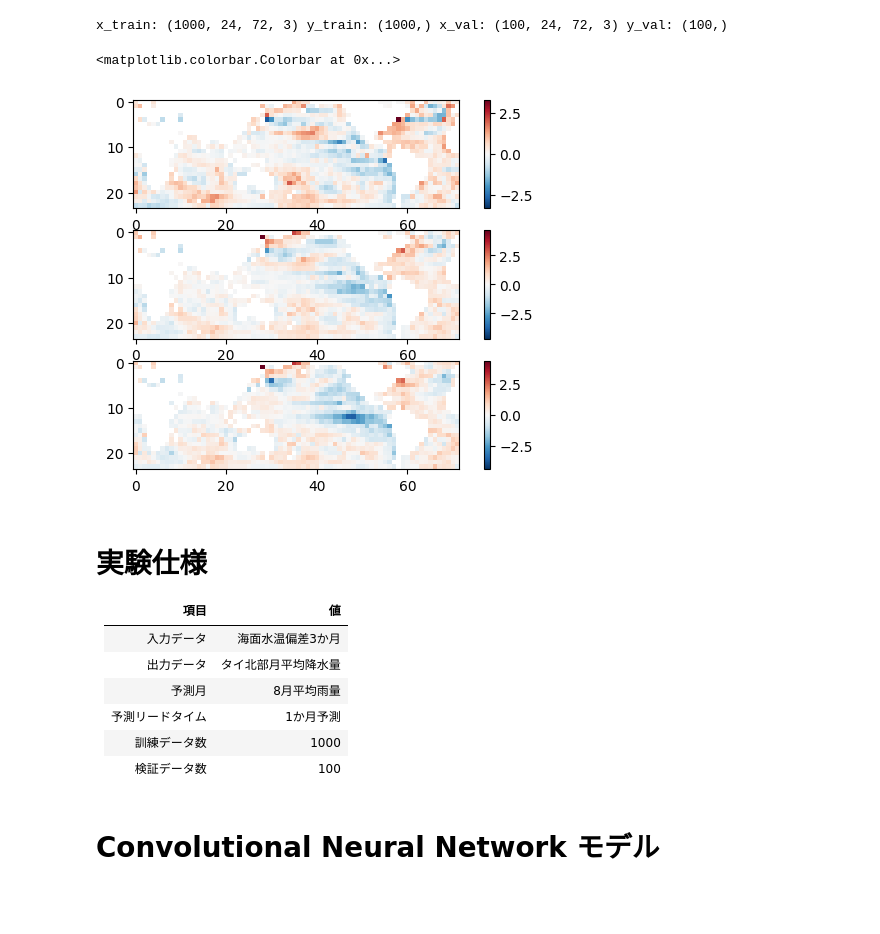
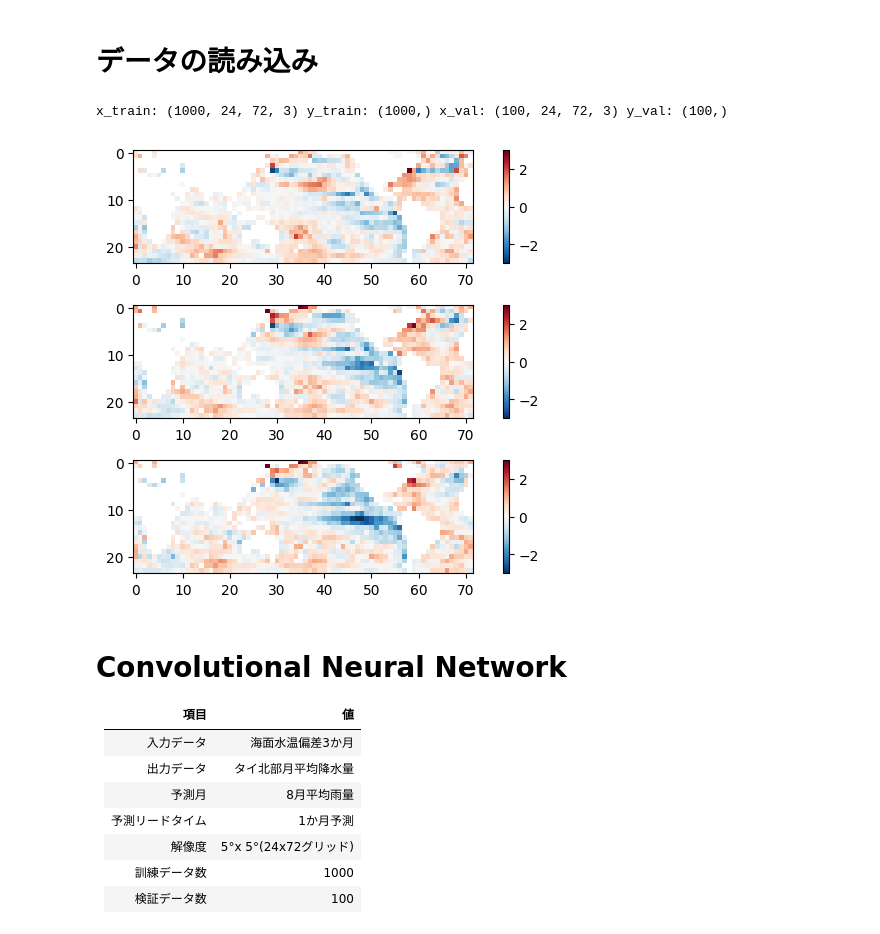
Before and after one commit to HalKiyo/gradcam_demonstration, a Jupyter notebook: 20221124_gradcam.ipynb, the cells around one changed output. Saved outputs shown, nothing was run; the diff lists cells and outputs as text; code cells hidden in the pictures; blank space fills up the shorter version.

```diff
--- a/20221124_gradcam.ipynb
+++ b/20221124_gradcam.ipynb
@@ -5,47 +7,42 @@
-# %%
-import numpy as np
-import numpy.ma as ma
-
-npz = np.load('data/inputdata.npz')
-x_train, y_train, x_val, y_val = npz["x_train"], npz["y_train"], npz["x_val"], npz["y_val"]
-print(f'x_train: {x_train.shape}',
-      f'y_train: {y_train.shape}',
-      f'x_val: {x_val.shape}',
-      f'y_val: {y_val.shape}'
-     )
-x_train_masked = ma.masked_where(x_train>9999, x_train)
-x_val_masked = ma.masked_where(x_val>9999, x_val)
-# %% [output]
-x_train: (1000, 24, 72, 3) y_train: (1000,) x_val: (100, 24, 72, 3) y_val: (100,)
-# %%
-import matplotlib.pyplot as plt
-import matplotlib.colors as colors
-
-fig = plt.figure()
-ax1 = plt.subplot(311)
-ax2 = plt.subplot(312)
-ax3 = plt.subplot(313)
-img1 = ax1.imshow(x_train_masked[0,:,:,0], cmap='RdBu_r', norm = colors.CenteredNorm())
-img2 = ax2.imshow(x_train_masked[0,:,:,1], cmap='RdBu_r', norm = colors.CenteredNorm())
-img3 = ax3.imshow(x_train_masked[0,:,:,2], cmap='RdBu_r', norm = colors.CenteredNorm())
-plt.colorbar(img1, ax=ax1)
-plt.colorbar(img2, ax=ax2)
-plt.colorbar(img3, ax=ax3)
-# %% [output]
-<matplotlib.colorbar.Colorbar at 0x...>
-[figure, removed]
+# %% [markdown]
+# データの読み込み
+# %%
+import numpy as np
+import numpy.ma as ma
+
+npz = np.load('data/inputdata.npz')
+x_train, y_train, x_val, y_val = npz["x_train"], npz["y_train"], npz["x_val"], npz["y_val"]
+print(f'x_train: {x_train.shape}',
+      f'y_train: {y_train.shape}',
+      f'x_val: {x_val.shape}',
+      f'y_val: {y_val.shape}'
+     )
+x_train_masked = ma.masked_where(x_train>9999, x_train)
+x_val_masked = ma.masked_where(x_val>9999, x_val)
+# %% [output]
+x_train: (1000, 24, 72, 3) y_train: (1000,) x_val: (100, 24, 72, 3) y_val: (100,)
+# %%
+import matplotlib.pyplot as plt
+import matplotlib.colors as colors
+
+fig, axes = plt.subplots(3, 1, tight_layout=True)
+for i in range(3):
+    img = axes[i].imshow(x_train_masked[0,:,:,i], cmap='RdBu_r', norm = colors.Normalize(vmin=-3, vmax=3))
+    plt.colorbar(img, ax=axes[i])
+# %% [output]
+[figure, added]
 # %% [markdown]
-# 実験仕様
+# Convolutional Neural Network
+
 |  項目 |  値  |
 | ---- | ---- |
 |  入力データ  | 海面水温偏差3か月 |
 | 出力データ   | タイ北部月平均降水量 |
 |  予測月   |  8月平均雨量  |
 |  予測リードタイム | 1か月予測 |
+|  解像度　|  5°x 5°(24x72グリッド) |
 |  訓練データ数  |  1000  |
 |  検証データ数　|  100   |
-# %% [markdown]
-# Convolutional Neural Network モデル
 # %%
 import tensorflow as tf
 from tensorflow.keras import layers, models, optimizers, losses
```
Also changed, not shown: parts of 16 cells of this notebook, 1 other file.
